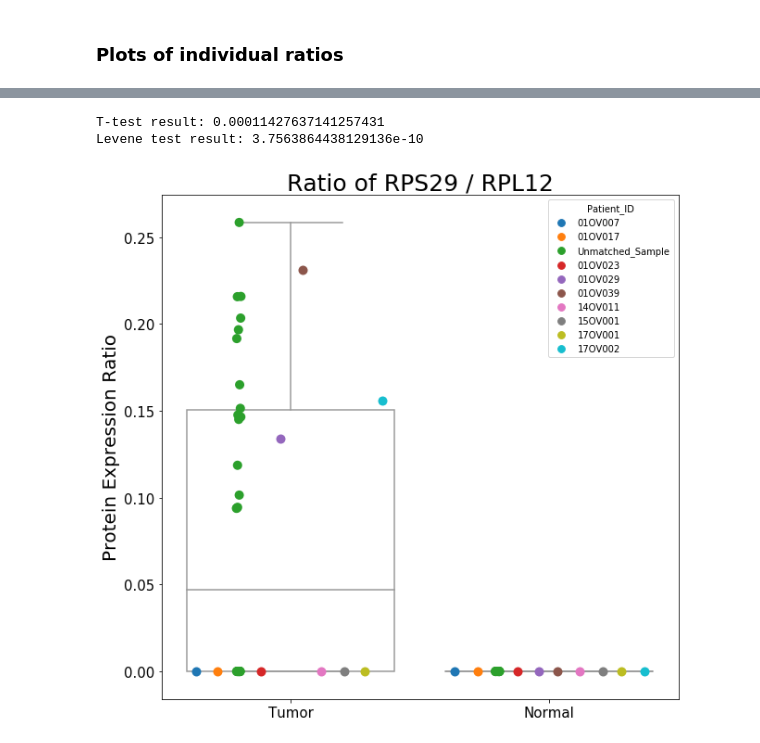
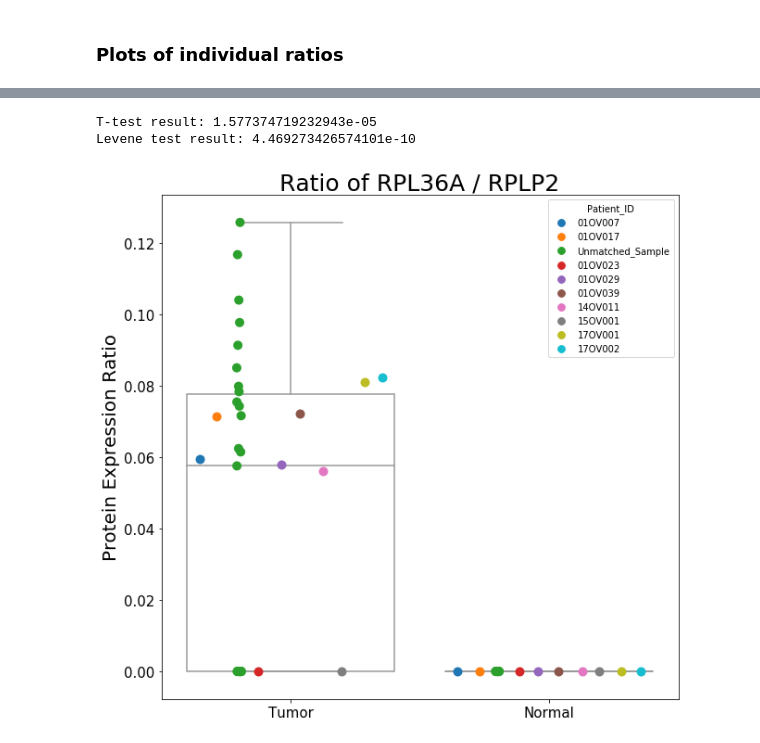
Before and after one commit to PayneLab/OvarianProspective, a Jupyter notebook: Protein_Complexes/Ratio_Analysis.ipynb, the cells around one changed output, grey strips where cells are left out. Drawn from its saved outputs; the diff is of its cells as text; code cells hidden in the pictures.

```diff
--- a/Protein_Complexes/Ratio_Analysis.ipynb
+++ b/Protein_Complexes/Ratio_Analysis.ipynb
@@ -93,7 +108,7 @@ Levene test result: 5.784111698282765e-10
 # %%
-plot_ratios('RPS29', 'RPL12', by_patient = True)
+plot_ratios('RPL36A', 'RPLP2', by_patient = True)
 # %% [output]
-T-test result: 0.00011427637141257431
-Levene test result: 3.7563864438129136e-10
+T-test result: 1.577374719232943e-05
+Levene test result: 4.469273426574101e-10
-[figure, old version]
+[figure, new version]
 # %%
```
Also changed, not shown: parts of 10 cells of this notebook, 4 other files.
